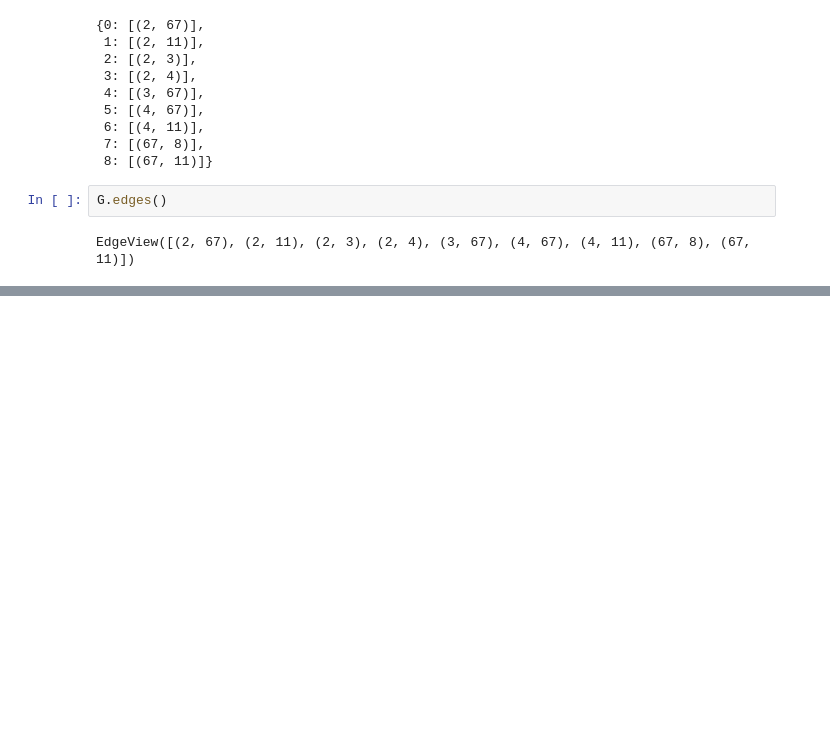
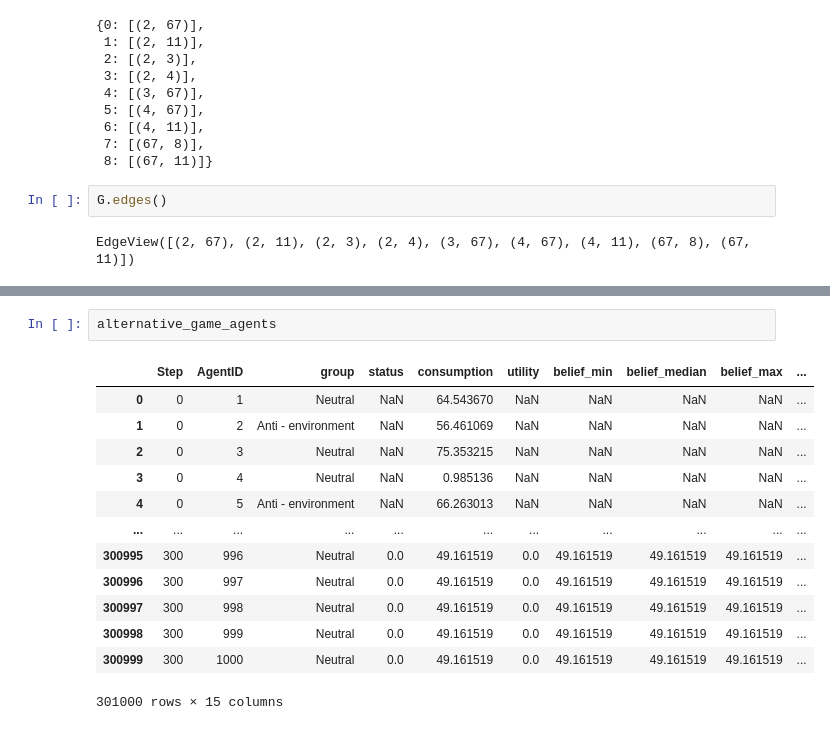
Before and after one commit to s-herrerag/enviromental_behavior_dynamics, a Jupyter notebook: tests_networkx.ipynb, the cells around one changed output, grey strips where cells are left out. Cells and saved outputs as stored; diff of their text form; blank space fills up the shorter version.

```diff
--- a/tests_networkx.ipynb
+++ b/tests_networkx.ipynb
@@ -365,0 +375,16 @@ plot_all_agent_graphs(alternative_game_agents, color_dict, output_folder="test1_
+# %%
+alternative_game_agents
+# %% [output]
+|  | Step | AgentID | group | status | consumption | utility | belief_min | belief_median | belief_max | ... |
+| 0 | 0 | 1 | Neutral | NaN | 64.543670 | NaN | NaN | NaN | NaN | ... |
+| 1 | 0 | 2 | Anti - environment | NaN | 56.461069 | NaN | NaN | NaN | NaN | ... |
+| 2 | 0 | 3 | Neutral | NaN | 75.353215 | NaN | NaN | NaN | NaN | ... |
+| 3 | 0 | 4 | Neutral | NaN | 0.985136 | NaN | NaN | NaN | NaN | ... |
+| 4 | 0 | 5 | Anti - environment | NaN | 66.263013 | NaN | NaN | NaN | NaN | ... |
+| ... | ... | ... | ... | ... | ... | ... | ... | ... | ... | ... |
+| 300995 | 300 | 996 | Neutral | 0.0 | 49.161519 | 0.0 | 49.161519 | 49.161519 | 49.161519 | ... |
+| 300996 | 300 | 997 | Neutral | 0.0 | 49.161519 | 0.0 | 49.161519 | 49.161519 | 49.161519 | ... |
+| 300997 | 300 | 998 | Neutral | 0.0 | 49.161519 | 0.0 | 49.161519 | 49.161519 | 49.161519 | ... |
+| 300998 | 300 | 999 | Neutral | 0.0 | 49.161519 | 0.0 | 49.161519 | 49.161519 | 49.161519 | ... |
+| 300999 | 300 | 1000 | Neutral | 0.0 | 49.161519 | 0.0 | 49.161519 | 49.161519 | 49.161519 | ... |
+301000 rows × 15 columns
```
Also changed, not shown: parts of 8 cells of this notebook, 4 other files.
